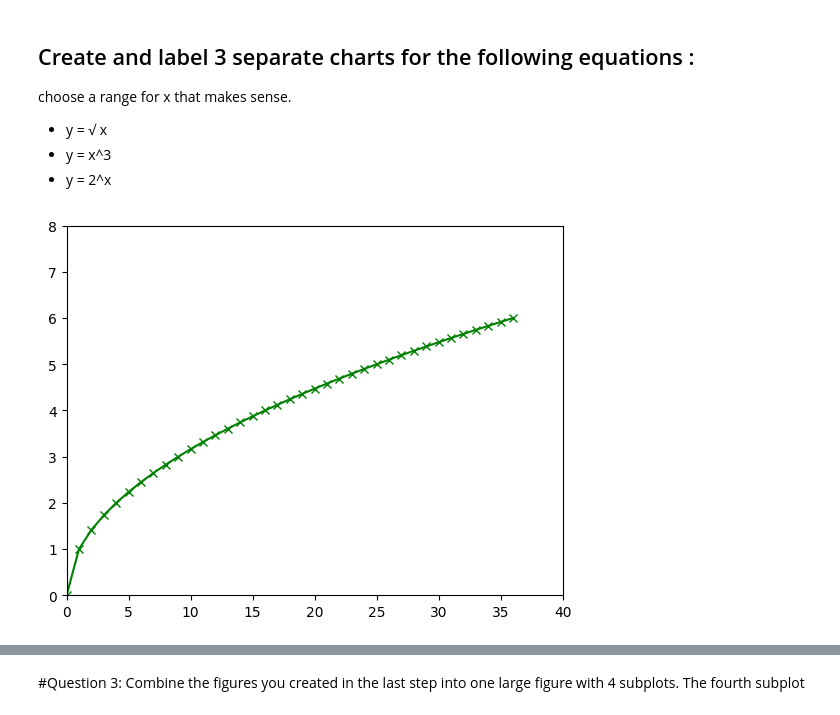
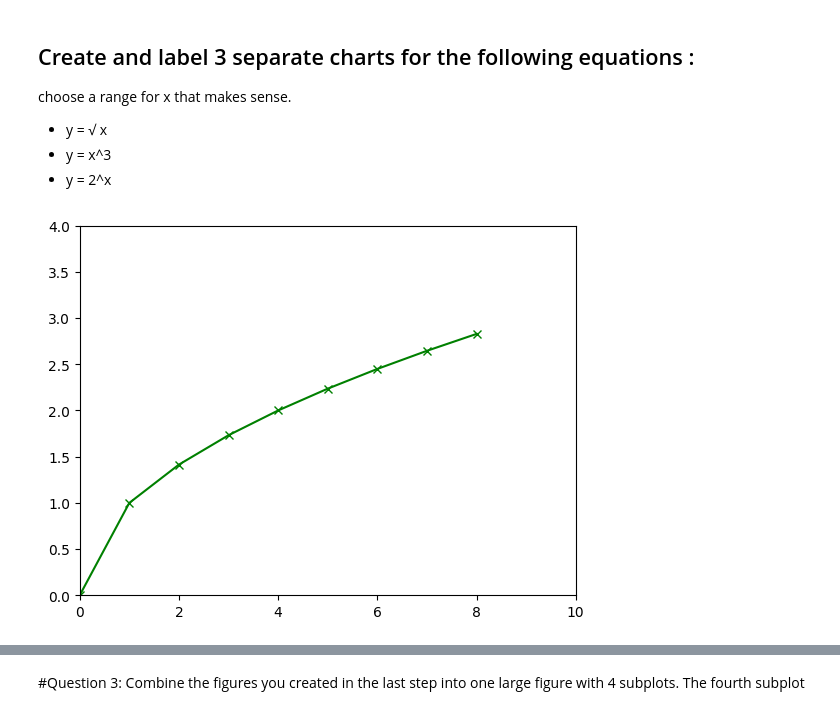
Before and after one commit to 1eses1/embeddedAI, a Jupyter notebook: First_assignement.ipynb, the cells around one changed output, grey strips where cells are left out. Cells and saved outputs as stored; diff of their text form; code cells hidden in the pictures.

```diff
--- a/First_assignement.ipynb
+++ b/First_assignement.ipynb
@@ -48,11 +48,11 @@ choose a range for x that makes sense.
 import math
 # %%
 #y = √ x
-x = np.arange(0,37)
+x = np.arange(0,9)
 y = np.sqrt(x)
 plt.plot(x, y, color ='green', marker='x')
-plt.axis([0,40, 0, 8]);
+plt.axis([0,10, 0, 4]);
 # %% [output]
-[figure, old version]
+[figure, new version]
 # %%
 # y = x^3
```
Also changed, not shown: parts of 3 cells of this notebook.
